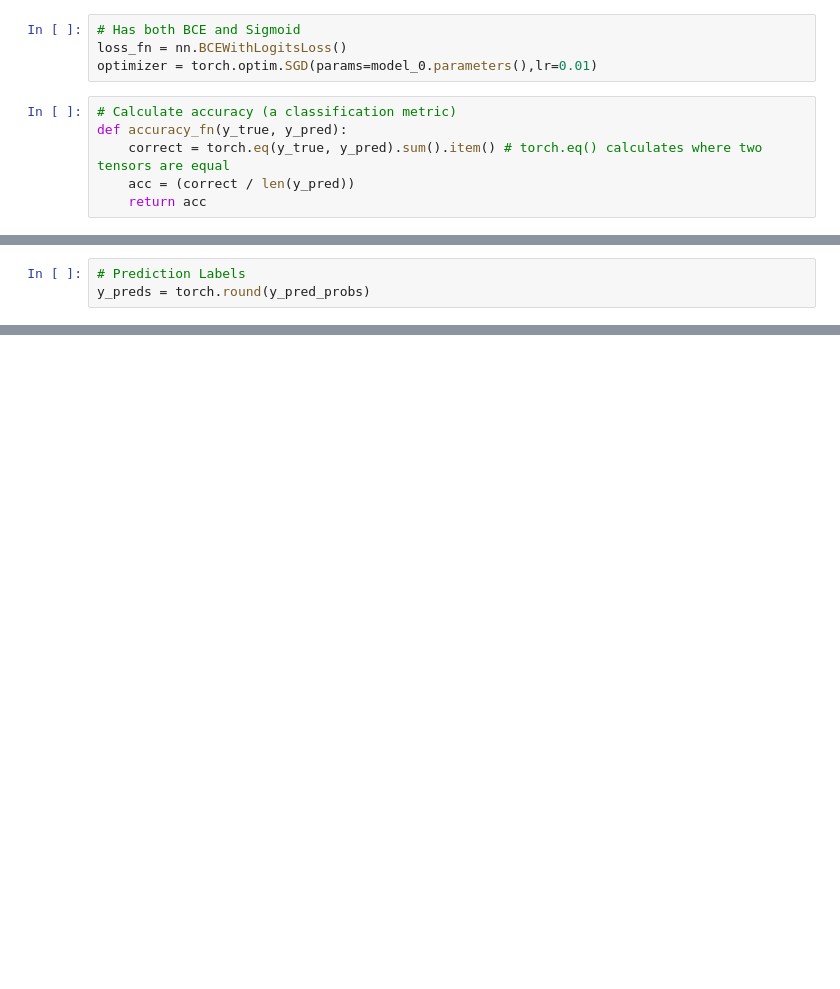
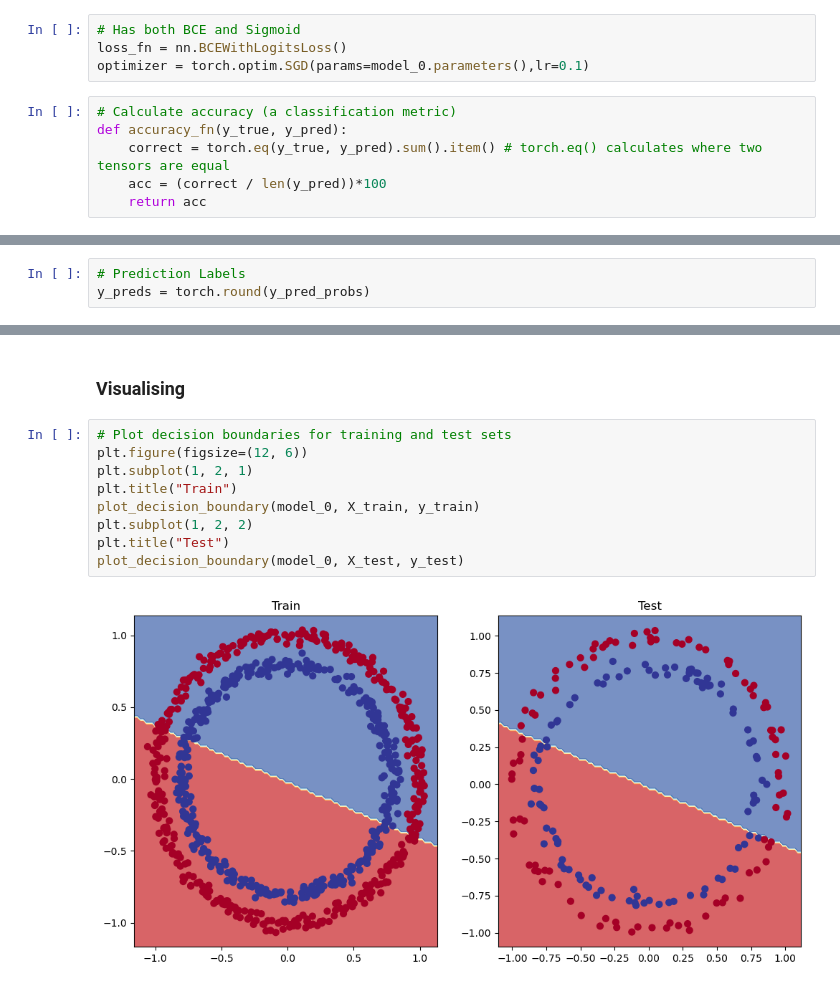
Before and after one commit to addytrunks/machine-learning, a Jupyter notebook: DEEP_LEARNING/02_classification.ipynb, the cells around one changed output, grey strips where cells are left out. Cells and saved outputs as stored; diff of their text form; blank space fills up the shorter version.

Commit message:
feat: visualise and train the model

```diff
--- a/DEEP_LEARNING/02_classification.ipynb
+++ b/DEEP_LEARNING/02_classification.ipynb
@@ -118,12 +117,12 @@ tensor([1., 0., 1., 0., 1., 1., 0., 0., 1., 0.])
 # %%
 # Has both BCE and Sigmoid
 loss_fn = nn.BCEWithLogitsLoss()
-optimizer = torch.optim.SGD(params=model_0.parameters(),lr=0.01)
+optimizer = torch.optim.SGD(params=model_0.parameters(),lr=0.1)
 # %%
 # Calculate accuracy (a classification metric)
 def accuracy_fn(y_true, y_pred):
     correct = torch.eq(y_true, y_pred).sum().item() # torch.eq() calculates where two tensors are equal
-    acc = (correct / len(y_pred))
+    acc = (correct / len(y_pred))*100
     return acc
 # %% [markdown]
 ## Training the model
@@ -159,0 +224,13 @@ y_preds = torch.round(y_pred_probs)
+# %% [markdown]
+### Visualising
+# %%
+# Plot decision boundaries for training and test sets
+plt.figure(figsize=(12, 6))
+plt.subplot(1, 2, 1)
+plt.title("Train")
+plot_decision_boundary(model_0, X_train, y_train)
+plt.subplot(1, 2, 2)
+plt.title("Test")
+plot_decision_boundary(model_0, X_test, y_test)
+# %% [output]
+[figure, added]
```
Also changed, not shown: parts of 6 cells of this notebook.
